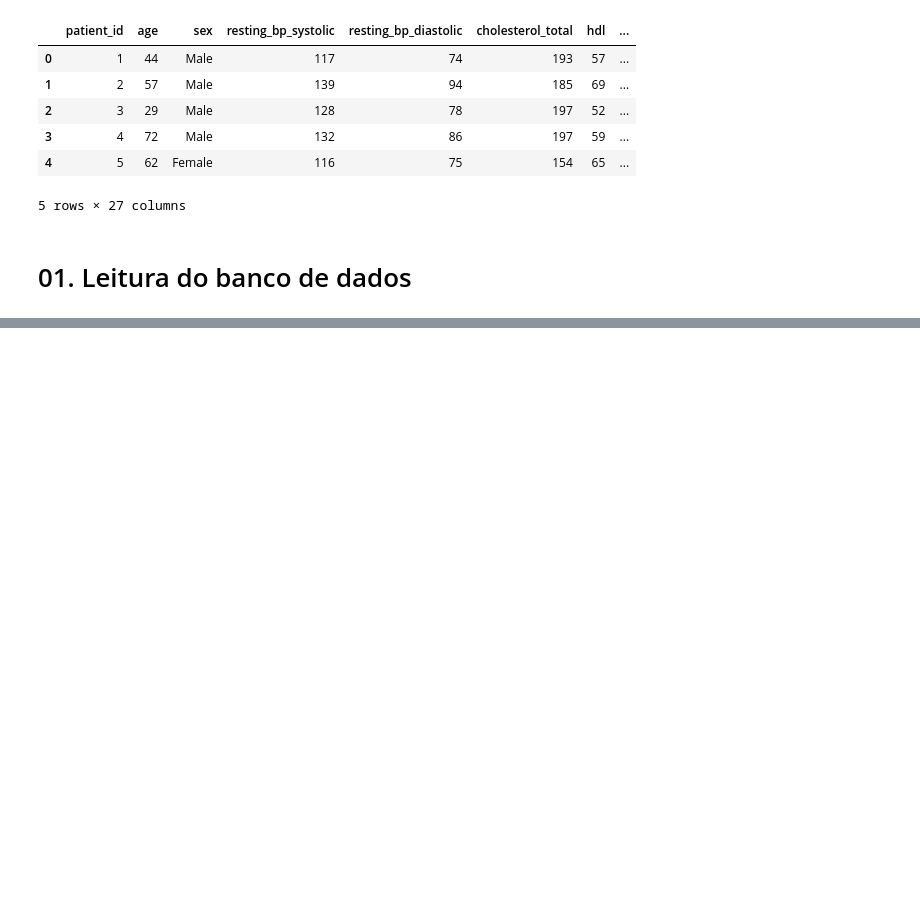
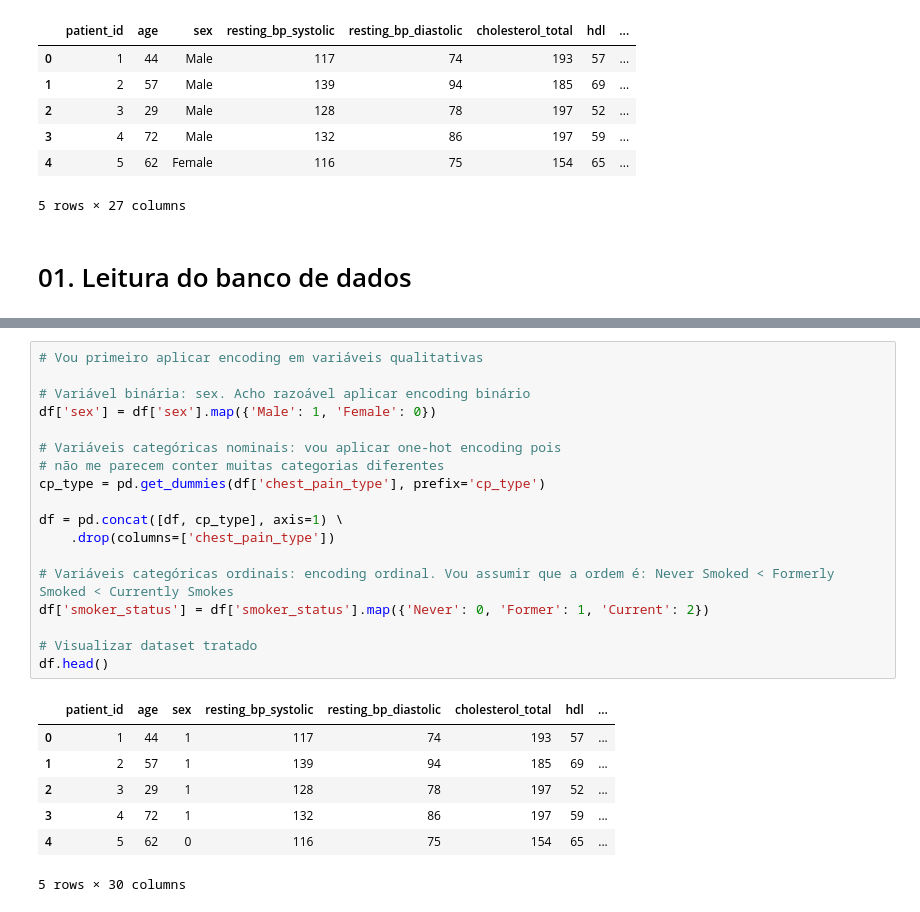
Before and after one commit to lucasppimentel/Machine-learning-exercises, a Jupyter notebook: Tradicional-ML/KNN/Simple-KNN.ipynb, the cells around one changed output, grey strips where cells are left out. Drawn from its saved outputs; the diff is of its cells as text; blank space fills up the shorter version.

```diff
--- a/Tradicional-ML/KNN/Simple-KNN.ipynb
+++ b/Tradicional-ML/KNN/Simple-KNN.ipynb
@@ -39,0 +75,26 @@ df_train, df_test = df.loc[:len(df)*train_test_p], df.loc[len(df)*train_test_p:]
+# %%
+# Vou primeiro aplicar encoding em variáveis qualitativas
+
+# Variável binária: sex. Acho razoável aplicar encoding binário
+df['sex'] = df['sex'].map({'Male': 1, 'Female': 0})
+
+# Variáveis categóricas nominais: vou aplicar one-hot encoding pois
+# não me parecem conter muitas categorias diferentes
+cp_type = pd.get_dummies(df['chest_pain_type'], prefix='cp_type')
+
+df = pd.concat([df, cp_type], axis=1) \
+    .drop(columns=['chest_pain_type'])
+
+# Variáveis categóricas ordinais: encoding ordinal. Vou assumir que a ordem é: Never Smoked < Formerly Smoked < Currently Smokes
+df['smoker_status'] = df['smoker_status'].map({'Never': 0, 'Former': 1, 'Current': 2})
+
+# Visualizar dataset tratado
+df.head()
+# %% [output]
+|  | patient_id | age | sex | resting_bp_systolic | resting_bp_diastolic | cholesterol_total | hdl | ... |
+| 0 | 1 | 44 | 1 | 117 | 74 | 193 | 57 | ... |
+| 1 | 2 | 57 | 1 | 139 | 94 | 185 | 69 | ... |
+| 2 | 3 | 29 | 1 | 128 | 78 | 197 | 52 | ... |
+| 3 | 4 | 72 | 1 | 132 | 86 | 197 | 59 | ... |
+| 4 | 5 | 62 | 0 | 116 | 75 | 154 | 65 | ... |
+5 rows × 30 columns
```
Also changed, not shown: parts of 12 cells of this notebook.
